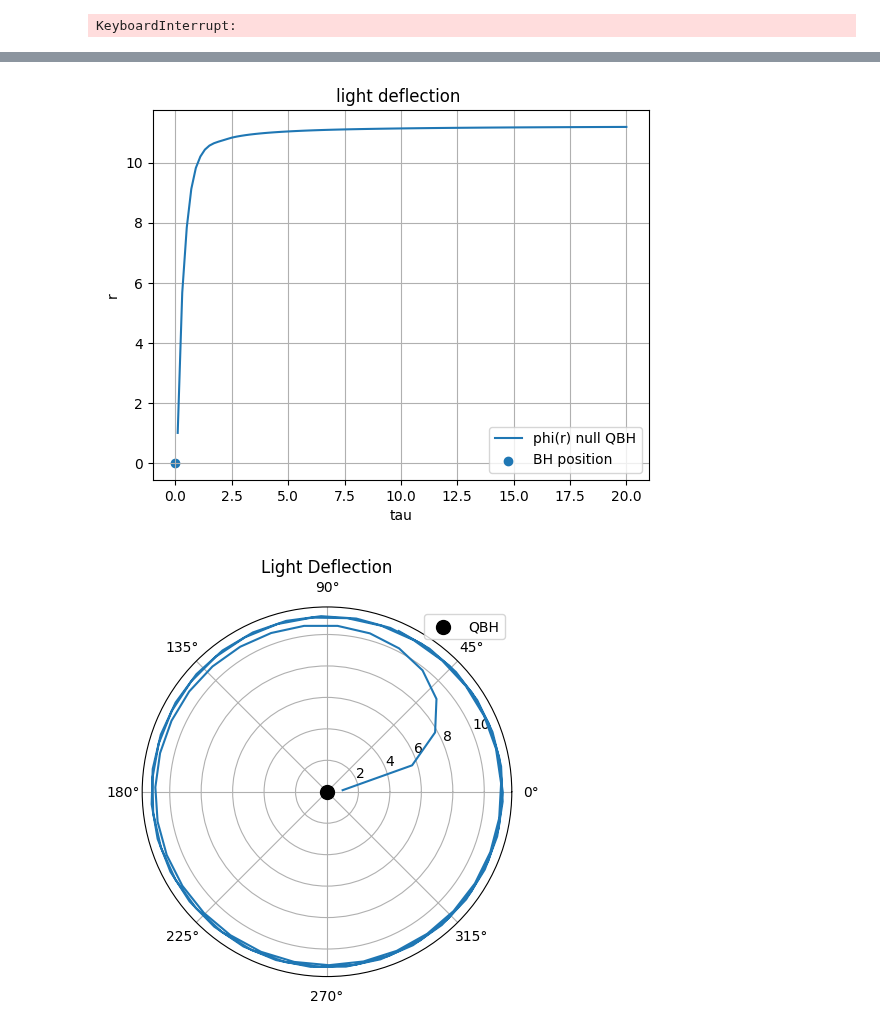
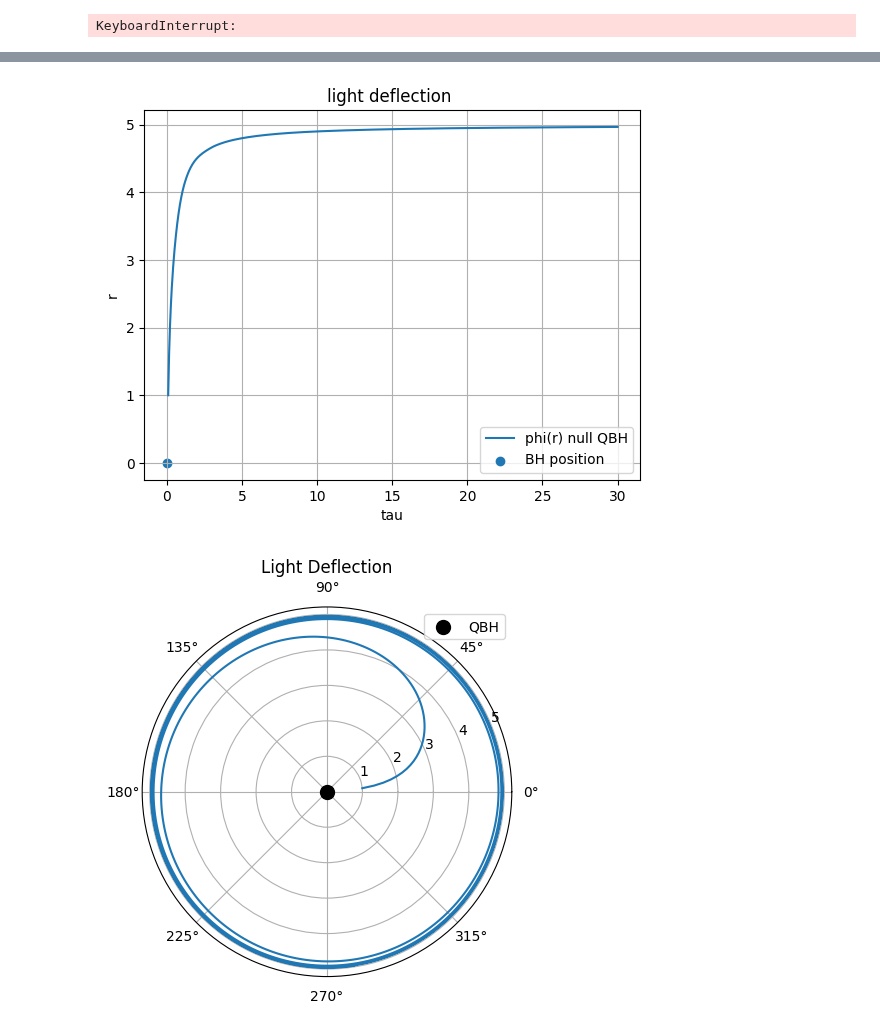
Before and after one commit to AdamSmithOrlik/quantum-black-holes, a Jupyter notebook: darius/research.ipynb, the cells around one changed output, grey strips where cells are left out. Drawn from its saved outputs; the diff is of its cells as text; code cells hidden in the pictures.

Commit message:
Light def

```diff
--- a/darius/research.ipynb
+++ b/darius/research.ipynb
@@ -785,7 +841,7 @@ def diff_eq_sc(r, y):
 
 # Define the range of r values
 r_min, r_max = 0.1, 20
-r_values = np.linspace(r_min, r_max, 100)
+r_values = np.linspace(r_min, r_max, 1000)
 
 # Initial condition
 y0 = [1.0]
@@ -947,10 +1003,29 @@ plt.show()
 # %%
 ###LIGHT DEF
+M=1.0
+c=1.0
+G=1.0
+E=1.0
+L=4.5
+rs1 = 2*G*M/c**2
+#particle rad 10x sc rad
+r1 = 10 * rs1
+Qc=1
+Qb=1
+
+
 h2_r0=(r0**2)*((1+(Qc*(r_s**2))/(4*r0**8))**(1/4))
 f2_r0=-(1+Qb/(r0**2))*((1+(Qc+r_s**2)/(4*r0**8))**(-1/4))*(1-(r_s)/((r0**2+Qb)**(1/2)))
 g2_r0=((1+(Qc*r_s**2)/(4*r0**8))**(1/4))*((1-(r_s)/((r0**2+Qb)**(1/2)))**(-1))
 
+def f2(r):
+    return -(1+Qb/(r**2))*((1+(Qc+r_s**2)/(4*r**8))**(-1/4))*(1-(r_s)/((r**2+Qb)**(1/2)))
 
+def g2(r):
+    return ((1+(Qc*r_s**2)/(4*r**8))**(1/4))*((1-(r_s)/((r**2+Qb)**(1/2)))**(-1))
+
+def h2(r):
+    return (r**2)*((1+(Qc*(r_s**2))/(4*r**8))**(1/4))
 
 
 def light_def_diffeq(r, y):
@@ -959,36 +1034,49 @@ def light_def_diffeq(r, y):
 
 
 # Define the range of r values
-r_min, r_max = 0.1, 20.0
-r_values = np.linspace(r_min, r_max, 100)
+r_min, r_max = 0.1, 30.0
+r_values = np.linspace(r_min, r_max, 1000)
 
 # Initial condition
 y0 = [1.0]  # Example: y(r=0) = 1
 
 # Solve the differential equation
 drdphi_LD_solution = solve_ivp(light_def_diffeq, (r_min, r_max), y0, t_eval=r_values)
 
 
 
 
 
 
 # Plot the solution
 plt.plot(drdphi_LD_solution.t, drdphi_LD_solution.y[0], label='phi(r) null QBH')
 plt.scatter([0], [0], label='BH position')
 plt.xlabel('tau')
 plt.ylabel('r')
 plt.title('light deflection ')
 plt.legend()
 plt.grid()
 plt.show()
 
 plt.polar(drdphi_LD_solution.t, drdphi_LD_solution.y[0])
 plt.scatter([0], [0], color='black', marker='o', s=100, label='QBH', zorder=5)
 plt.title('Light Deflection')
 plt.legend()
 plt.grid(True)
 plt.show()
+
+
+
+x_list=(drdphi_LD_solution.y[0])*np.cos(np.pi/2)*np.sin(phi_s)
+y_list=(drdphi_LD_solution.y[0])*np.sin(np.pi/2)*np.sin(phi_s)
+plt.plot(x_list, y_list, label='Light Deflection')
+plt.scatter([0], [0], label='BH position')
+plt.xlabel('x')
+plt.ylabel('y')
+plt.title('light deflection ')
+plt.legend()
+plt.grid()
+plt.show()
 # %% [output]
-[figure, old version]
+[figure, new version]
-[figure, old version]
+[figure, new version]
```
Also changed, not shown: parts of 8 cells of this notebook.
